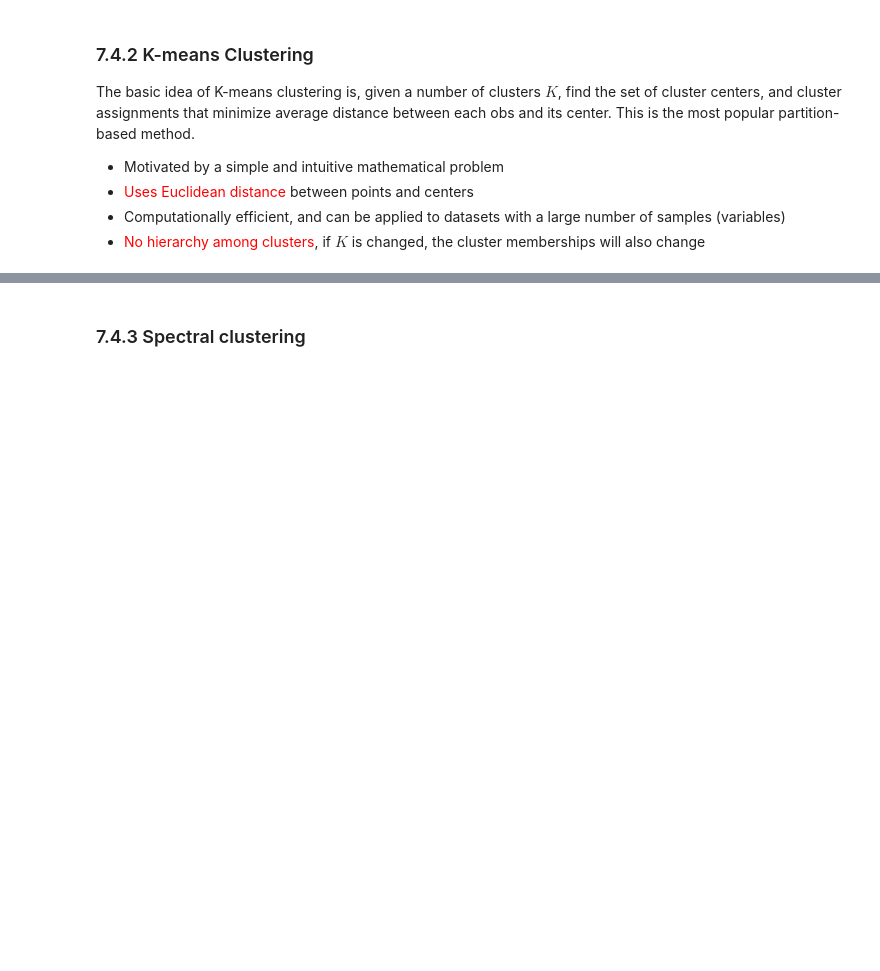
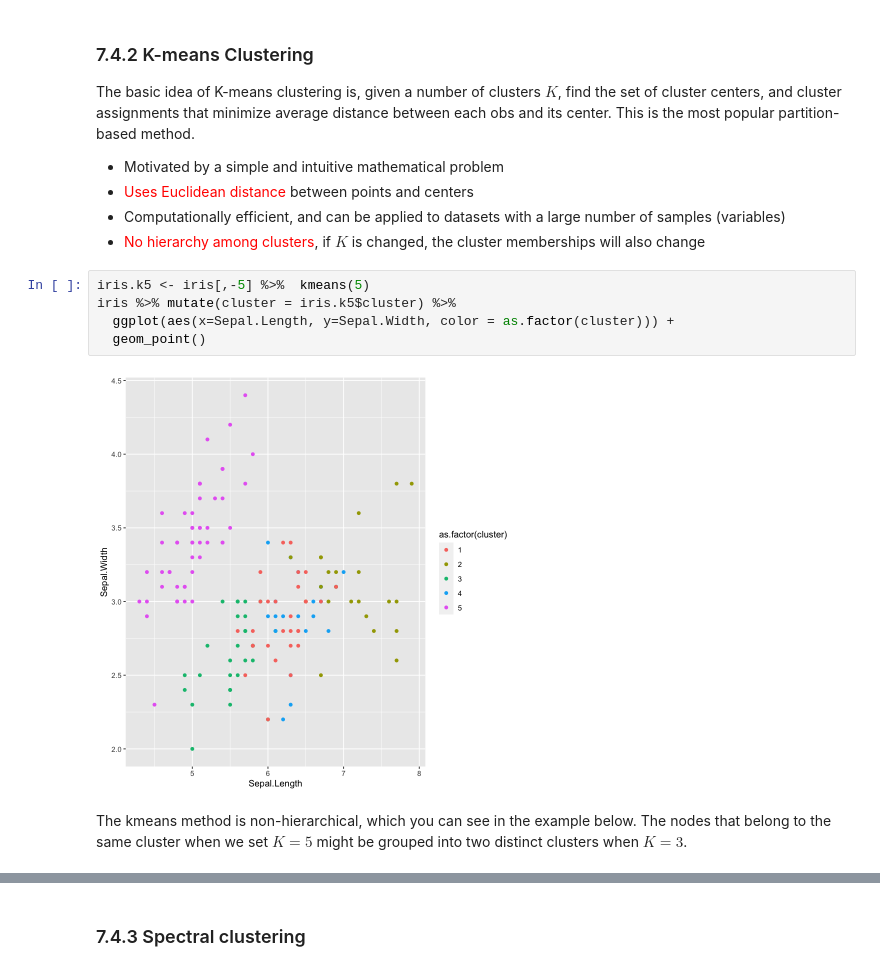
Before and after one commit to ChenShizhe/StatDataScience, a Jupyter notebook: Notes/Chapter7Clustering.ipynb, the cells around one changed output, grey strips where cells are left out. Saved outputs shown, nothing was run; the diff lists cells and outputs as text; blank space fills up the shorter version.

```diff
--- a/Notes/Chapter7Clustering.ipynb
+++ b/Notes/Chapter7Clustering.ipynb
@@ -146,5 +146,14 @@ The basic idea of K-means clustering is, given a number of clusters $K$, find th
 - <span style="color:red"> Uses Euclidean distance</span> between points and centers
 - Computationally efficient, and can be applied to datasets with a large number of samples (variables)
 - <span style="color:red">No hierarchy among clusters</span>, if $K$ is changed, the cluster memberships will also change
+# %%
+iris.k5 <- iris[,-5] %>%  kmeans(5)
+iris %>% mutate(cluster = iris.k5$cluster) %>%
+  ggplot(aes(x=Sepal.Length, y=Sepal.Width, color = as.factor(cluster))) +
+  geom_point()
+# %% [output]
+[figure, added]
+# %% [markdown]
+The kmeans method is non-hierarchical, which you can see in the example below. The nodes that belong to the same cluster when we set $K=5$ might be grouped into two distinct clusters when $K=3$.
 # %%
 iris.k3 <- iris[,-5] %>% kmeans(3)
```
Also changed, not shown: parts of 13 cells of this notebook, 7 other files.
